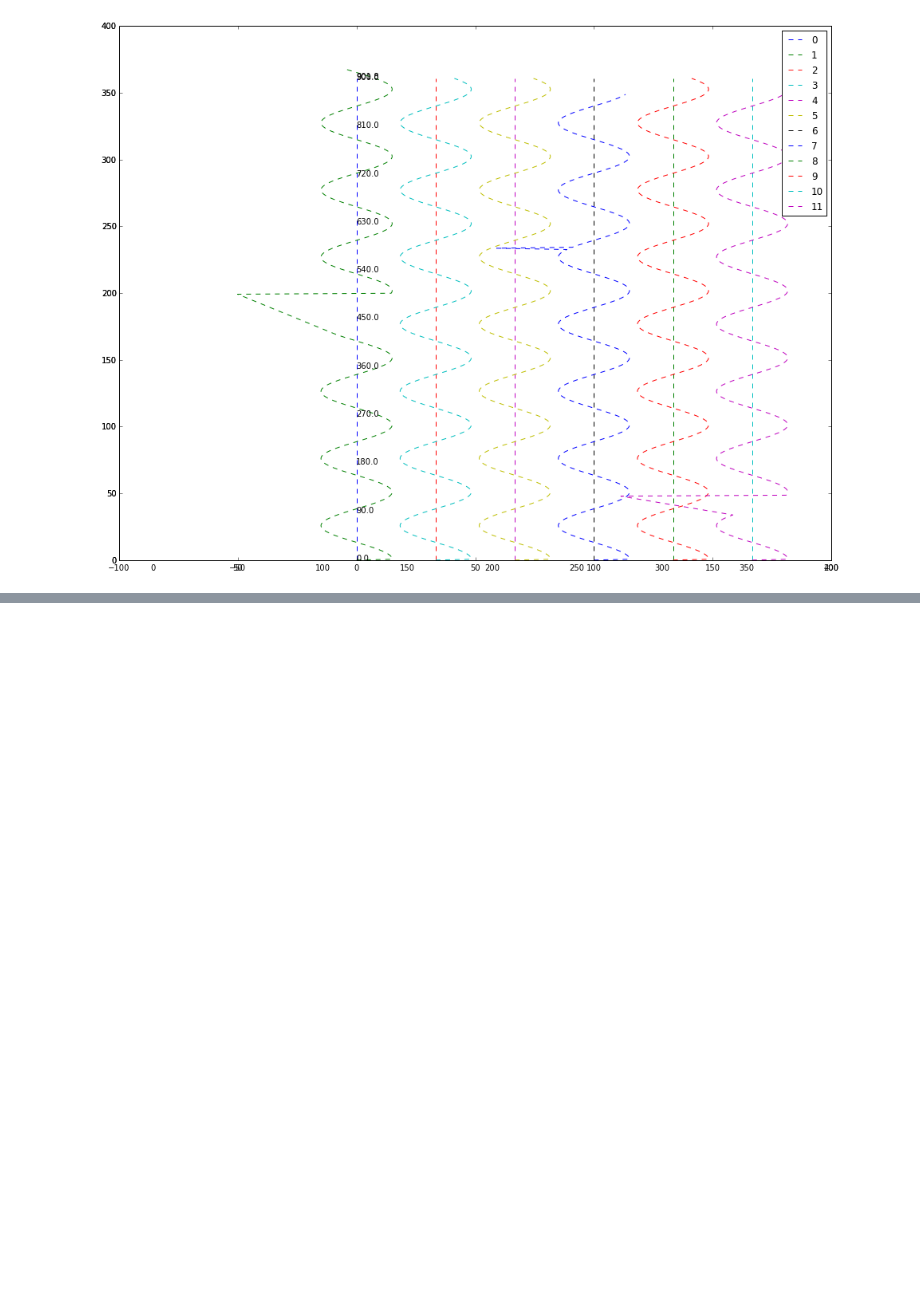
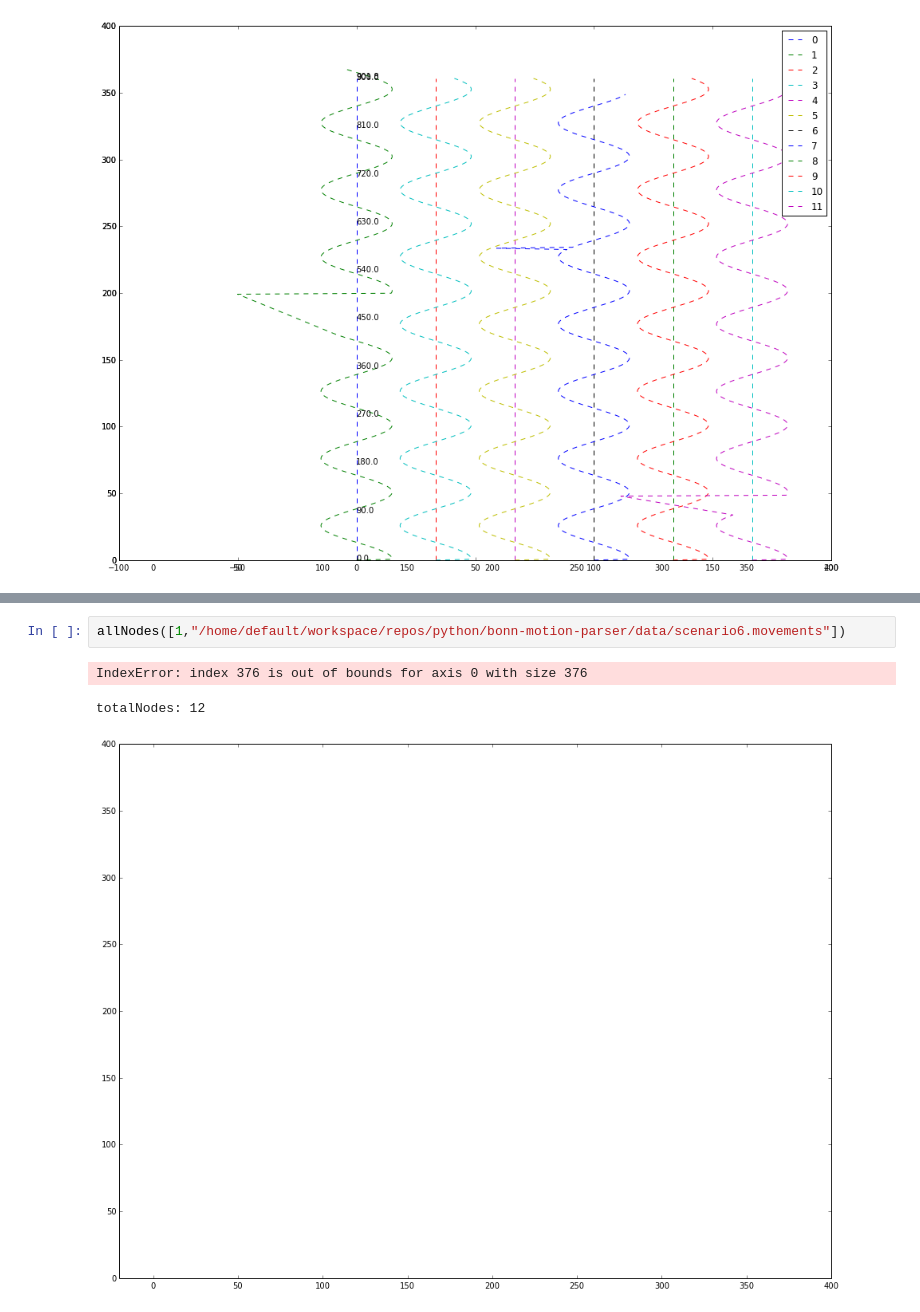
Before and after one commit to matiya/bonn-motion-parser, a Jupyter notebook: new MobilityModel.ipynb, the cells around one changed output, grey strips where cells are left out. Drawn from its saved outputs; the diff is of its cells as text; blank space fills up the shorter version.

```diff
--- a/new MobilityModel.ipynb
+++ b/new MobilityModel.ipynb
@@ -55,0 +61,6 @@ totalNodes: 12
+# %%
+allNodes([1,"/home/default/workspace/repos/python/bonn-motion-parser/data/scenario6.movements"])
+# %% [output]
+IndexError: index 376 is out of bounds for axis 0 with size 376
+totalNodes: 12
+[figure, added]
```
Also changed, not shown: parts of 11 cells of this notebook, 21 other files.
